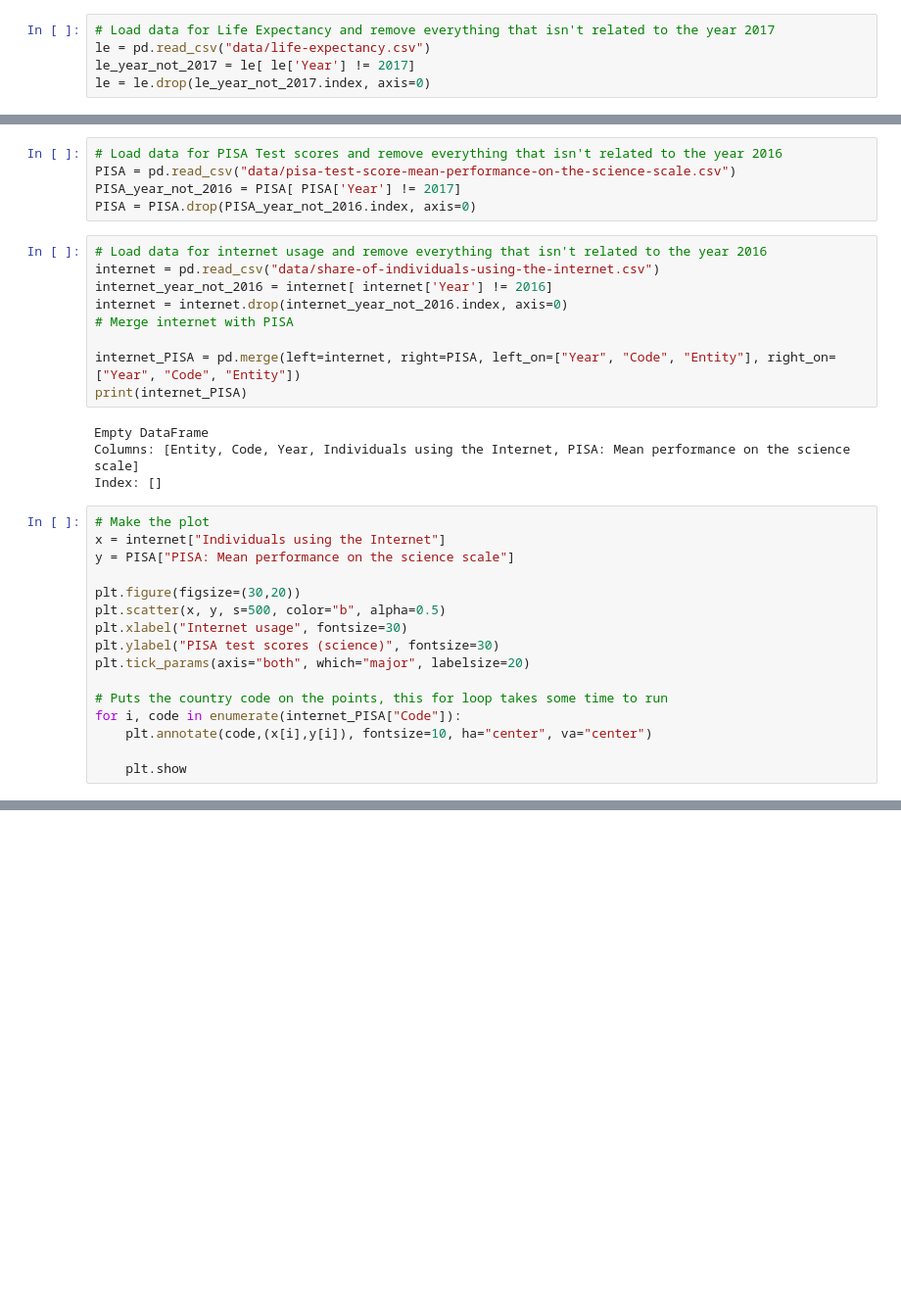
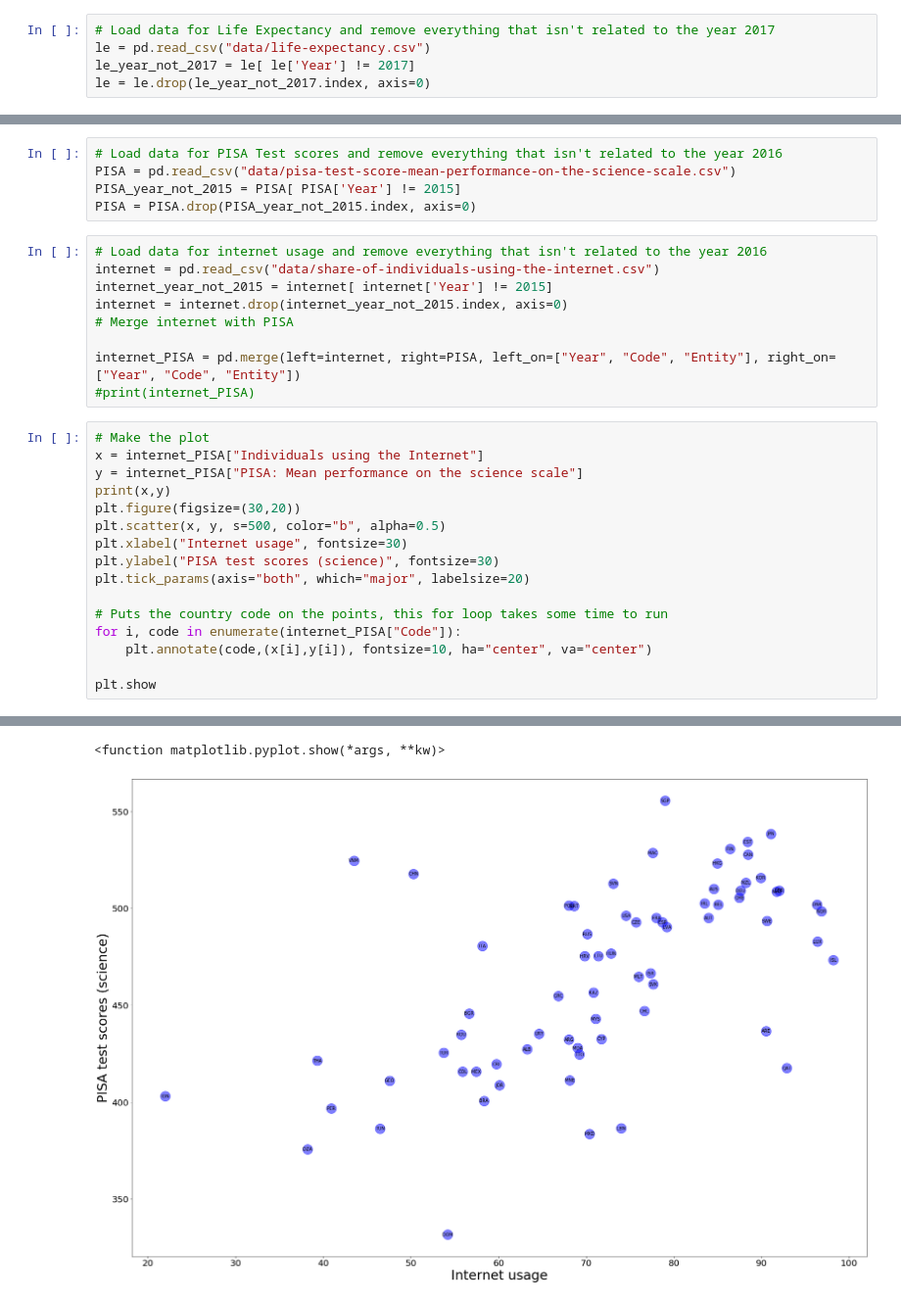
Before and after one commit to carlostling/Data-Science-Projects, a Jupyter notebook: assignment1/le_gdp.ipynb, the cells around one changed output, grey strips where cells are left out. Shown: that part at 98% size. Drawn from its saved outputs; the diff is of its cells as text; blank space fills up the shorter version.

```diff
--- a/assignment1/le_gdp.ipynb
+++ b/assignment1/le_gdp.ipynb
@@ -57,26 +65,22 @@ plt.show
 # %%
 # Load data for PISA Test scores and remove everything that isn't related to the year 2016
 PISA = pd.read_csv("data/pisa-test-score-mean-performance-on-the-science-scale.csv")
-PISA_year_not_2016 = PISA[ PISA['Year'] != 2017]
-PISA = PISA.drop(PISA_year_not_2016.index, axis=0)
+PISA_year_not_2015 = PISA[ PISA['Year'] != 2015]
+PISA = PISA.drop(PISA_year_not_2015.index, axis=0)
 # %%
 # Load data for internet usage and remove everything that isn't related to the year 2016
 internet = pd.read_csv("data/share-of-individuals-using-the-internet.csv")
-internet_year_not_2016 = internet[ internet['Year'] != 2016]
-internet = internet.drop(internet_year_not_2016.index, axis=0)
+internet_year_not_2015 = internet[ internet['Year'] != 2015]
+internet = internet.drop(internet_year_not_2015.index, axis=0)
 # Merge internet with PISA
 
 internet_PISA = pd.merge(left=internet, right=PISA, left_on=["Year", "Code", "Entity"], right_on=["Year", "Code", "Entity"])
-print(internet_PISA)
+#print(internet_PISA)
-# %% [output]
-Empty DataFrame
-Columns: [Entity, Code, Year, Individuals using the Internet, PISA: Mean performance on the science scale]
-Index: []
 # %%
 # Make the plot
-x = internet["Individuals using the Internet"]
-y = PISA["PISA: Mean performance on the science scale"]
-
+x = internet_PISA["Individuals using the Internet"]
+y = internet_PISA["PISA: Mean performance on the science scale"]
+print(x,y)
 plt.figure(figsize=(30,20))
 plt.scatter(x, y, s=500, color="b", alpha=0.5)
 plt.xlabel("Internet usage", fontsize=30)
@@ -87,5 +91,5 @@ plt.tick_params(axis="both", which="major", labelsize=20)
 for i, code in enumerate(internet_PISA["Code"]):
     plt.annotate(code,(x[i],y[i]), fontsize=10, ha="center", va="center")
 
-    plt.show
+plt.show
 # %% [output]
@@ -92,0 +113,2 @@ KeyError: 'Individuals using the Internet'
+<function matplotlib.pyplot.show(*args, **kw)>
+[figure, added]
```
Also changed, not shown: parts of 7 cells of this notebook.
